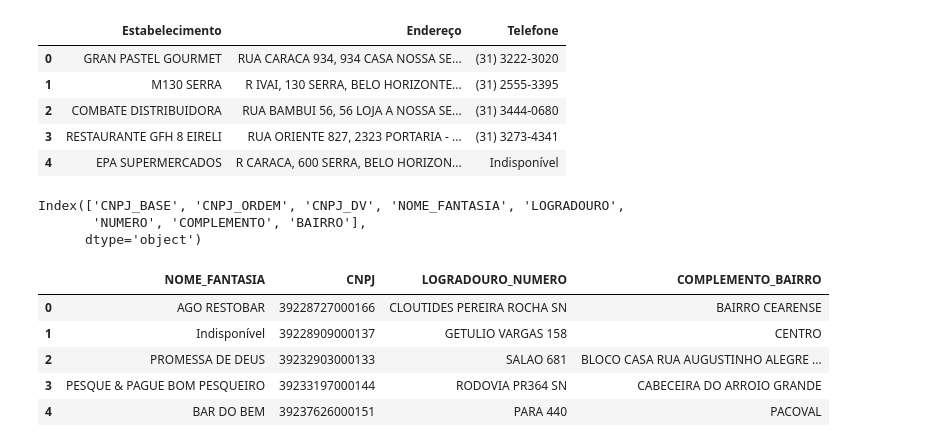
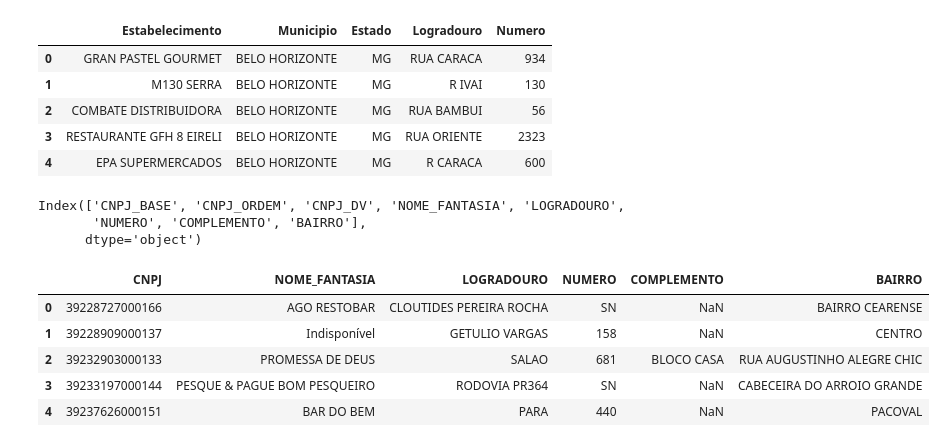
Before and after one commit to gustavolopesmartins/Manipulacao_Arquivos_Python, a Jupyter notebook: COMPARACAO_ESTABELECIMENTOS.ipynb, the cells around one changed output. Cells and saved outputs as stored; diff of their text form; code cells hidden in the pictures.

Commit message:
.
Signed-off-by: gustavolopesmartins <gustavolopes.br@abrasel.com.br>

```diff
--- a/COMPARACAO_ESTABELECIMENTOS.ipynb
+++ b/COMPARACAO_ESTABELECIMENTOS.ipynb
@@ -50,33 +23,38 @@ CNPJ = {"EMPRE" : ['CNPJ_BASE', 'RAZAO_SOCIAL', 'NATUREZA_JURIDICA' , 'QUALIFICA
 # %%
-cartoes = pd.read_excel(r"C:\Users\ABRASEL NACIONAL\Documents\CNPJ_PROGRAMATICA\Painel_Leads\BaseCsv\ATUALIZADO_December_Estabelecimentos_BenVisaVale.xlsx" , usecols=[0,1,3])
+C_NOMES = ['Estabelecimento', 'Municipio', 'Estado', 'Logradouro', 'Numero']
+C_USECOLS = [0, 6, 7, 8, 9]
+cartoes = pd.read_excel(r"C:\Users\ABRASEL NACIONAL\Documents\CNPJ_PROGRAMATICA\Painel_Leads\BaseCsv\BENVISAVALE.xlsx" , names=C_NOMES, usecols=C_USECOLS)
 cartoes.head(5)
 # %% [output]
-|  | Estabelecimento | Endereço | Telefone |
-| 0 | GRAN PASTEL GOURMET | RUA CARACA 934, 934 CASA NOSSA SE... | (31) 3222-3020 |
-| 1 | M130 SERRA | R IVAI, 130 SERRA, BELO HORIZONTE... | (31) 2555-3395 |
-| 2 | COMBATE DISTRIBUIDORA | RUA BAMBUI 56, 56 LOJA A NOSSA SE... | (31) 3444-0680 |
-| 3 | RESTAURANTE GFH 8 EIRELI | RUA ORIENTE 827, 2323 PORTARIA - ... | (31) 3273-4341 |
-| 4 | EPA SUPERMERCADOS | R CARACA, 600 SERRA, BELO HORIZON... | Indisponível |
+|  | Estabelecimento | Municipio | Estado | Logradouro | Numero |
+| 0 | GRAN PASTEL GOURMET | BELO HORIZONTE | MG | RUA CARACA | 934 |
+| 1 | M130 SERRA | BELO HORIZONTE | MG | R IVAI | 130 |
+| 2 | COMBATE DISTRIBUIDORA | BELO HORIZONTE | MG | RUA BAMBUI | 56 |
+| 3 | RESTAURANTE GFH 8 EIRELI | BELO HORIZONTE | MG | RUA ORIENTE | 2323 |
+| 4 | EPA SUPERMERCADOS | BELO HORIZONTE | MG | R CARACA | 600 |
 # %%
 dtypes = {'CNPJ_BASE': 'object',
  'CNPJ_ORDEM': 'object',
  'CNPJ_DV': 'object'}
-df_1 = pd.read_csv(f'{diretorio}{all_files[0]}', names=['CNPJ_BASE', 'CNPJ_ORDEM' , 'CNPJ_DV','NOME_FANTASIA','LOGRADOURO','NUMERO','COMPLEMENTO','BAIRRO'], sep=';',encoding='utf-8', usecols=[0,1,2,4, 12, 13, 14, 15], low_memory=False, dtype=dtypes)
+df_1 = pd.read_csv(f'{diretorio}{all_files[0]}',
+                names=['CNPJ_BASE', 'CNPJ_ORDEM' , 'CNPJ_DV','NOME_FANTASIA','LOGRADOURO','NUMERO','COMPLEMENTO','BAIRRO'],
+                sep=';',
+                encoding='utf-8',
+                usecols=[0,1,2,4, 12, 13, 14, 15],
+                low_memory=False,
+                dtype=dtypes)
 print(df_1.columns)
 df_1['CNPJ'] = df_1['CNPJ_BASE'].map(str) + df_1['CNPJ_ORDEM'].map(str) + df_1['CNPJ_DV'].map(str)
-df_1['LOGRADOURO_NUMERO'] = df_1['LOGRADOURO'].map(str) + ' ' + df_1['NUMERO'].map(str)
-df_1['LOGRADOURO_NUMERO'].replace(regex='nan', value='', inplace=True)
-df_1['COMPLEMENTO_BAIRRO'] = df_1['COMPLEMENTO'].map(str) + ' ' + df_1['BAIRRO'].map(str)
-df_1['COMPLEMENTO_BAIRRO'].replace(regex='nan', value='', inplace=True)
-df_1.drop(['CNPJ_BASE', 'CNPJ_ORDEM' , 'CNPJ_DV','LOGRADOURO','NUMERO','COMPLEMENTO','BAIRRO'],axis=1, inplace=True)
+df_1.drop(['CNPJ_BASE', 'CNPJ_ORDEM' , 'CNPJ_DV'],axis=1, inplace=True)
+df_1 = df_1[['CNPJ', 'NOME_FANTASIA', 'LOGRADOURO','NUMERO', 'COMPLEMENTO', 'BAIRRO']]
 df_1.head(5)
 # %% [output]
 Index(['CNPJ_BASE', 'CNPJ_ORDEM', 'CNPJ_DV', 'NOME_FANTASIA', 'LOGRADOURO',
        'NUMERO', 'COMPLEMENTO', 'BAIRRO'],
       dtype='object')
-|  | NOME_FANTASIA | CNPJ | LOGRADOURO_NUMERO | COMPLEMENTO_BAIRRO |
-| 0 | AGO RESTOBAR | 39228727000166 | CLOUTIDES PEREIRA ROCHA SN | BAIRRO CEARENSE |
-| 1 | Indisponível | 39228909000137 | GETULIO VARGAS 158 | CENTRO |
-| 2 | PROMESSA DE DEUS | 39232903000133 | SALAO 681 | BLOCO CASA RUA AUGUSTINHO ALEGRE ... |
-| 3 | PESQUE & PAGUE BOM PESQUEIRO | 39233197000144 | RODOVIA PR364 SN | CABECEIRA DO ARROIO GRANDE |
-| 4 | BAR DO BEM | 39237626000151 | PARA 440 | PACOVAL |
+|  | CNPJ | NOME_FANTASIA | LOGRADOURO | NUMERO | COMPLEMENTO | BAIRRO |
+| 0 | 39228727000166 | AGO RESTOBAR | CLOUTIDES PEREIRA ROCHA | SN | NaN | BAIRRO CEARENSE |
+| 1 | 39228909000137 | Indisponível | GETULIO VARGAS | 158 | NaN | CENTRO |
+| 2 | 39232903000133 | PROMESSA DE DEUS | SALAO | 681 | BLOCO CASA | RUA AUGUSTINHO ALEGRE CHIC |
+| 3 | 39233197000144 | PESQUE & PAGUE BOM PESQUEIRO | RODOVIA PR364 | SN | NaN | CABECEIRA DO ARROIO GRANDE |
+| 4 | 39237626000151 | BAR DO BEM | PARA | 440 | NaN | PACOVAL |
```
Also changed, not shown: parts of 4 cells of this notebook.
